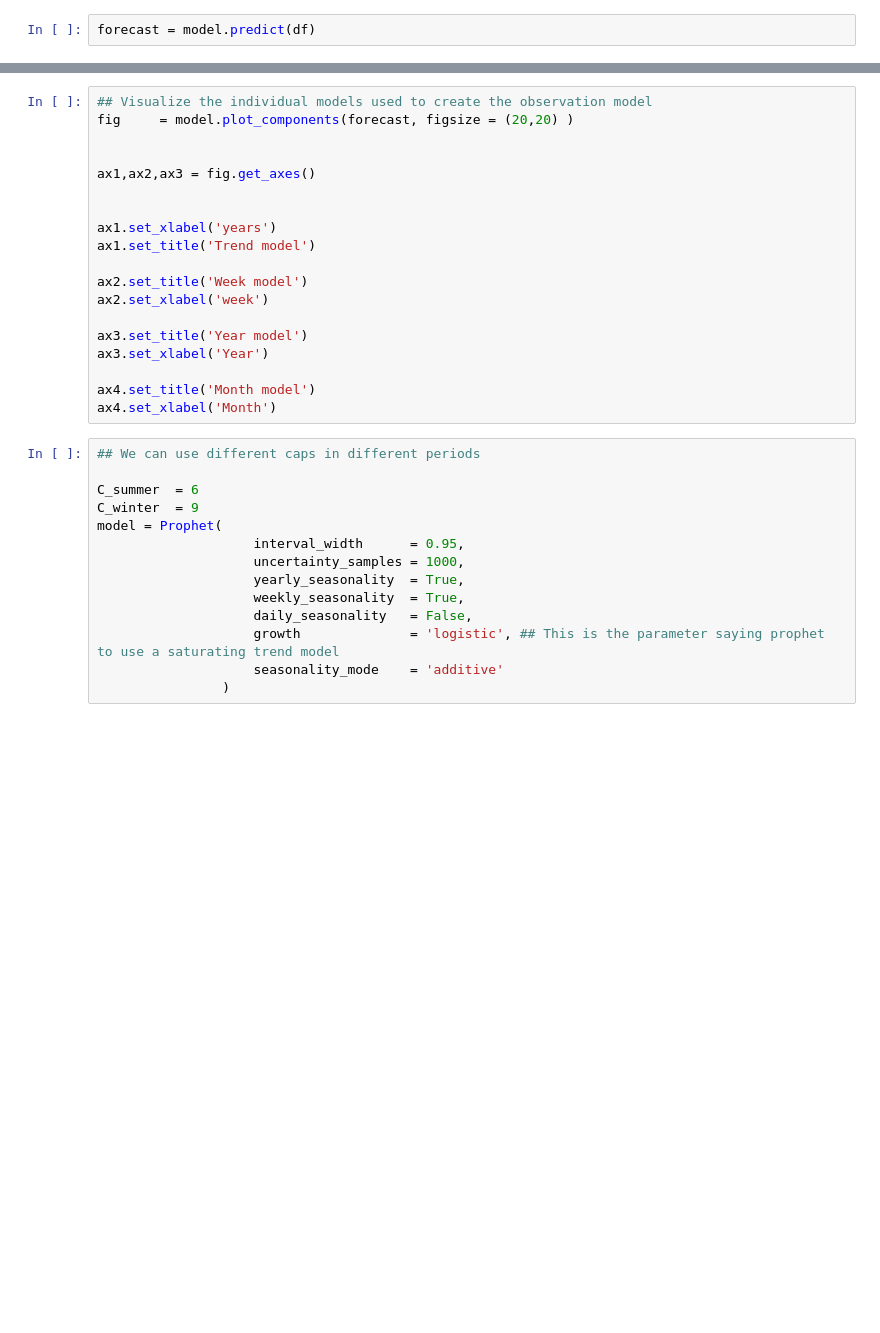
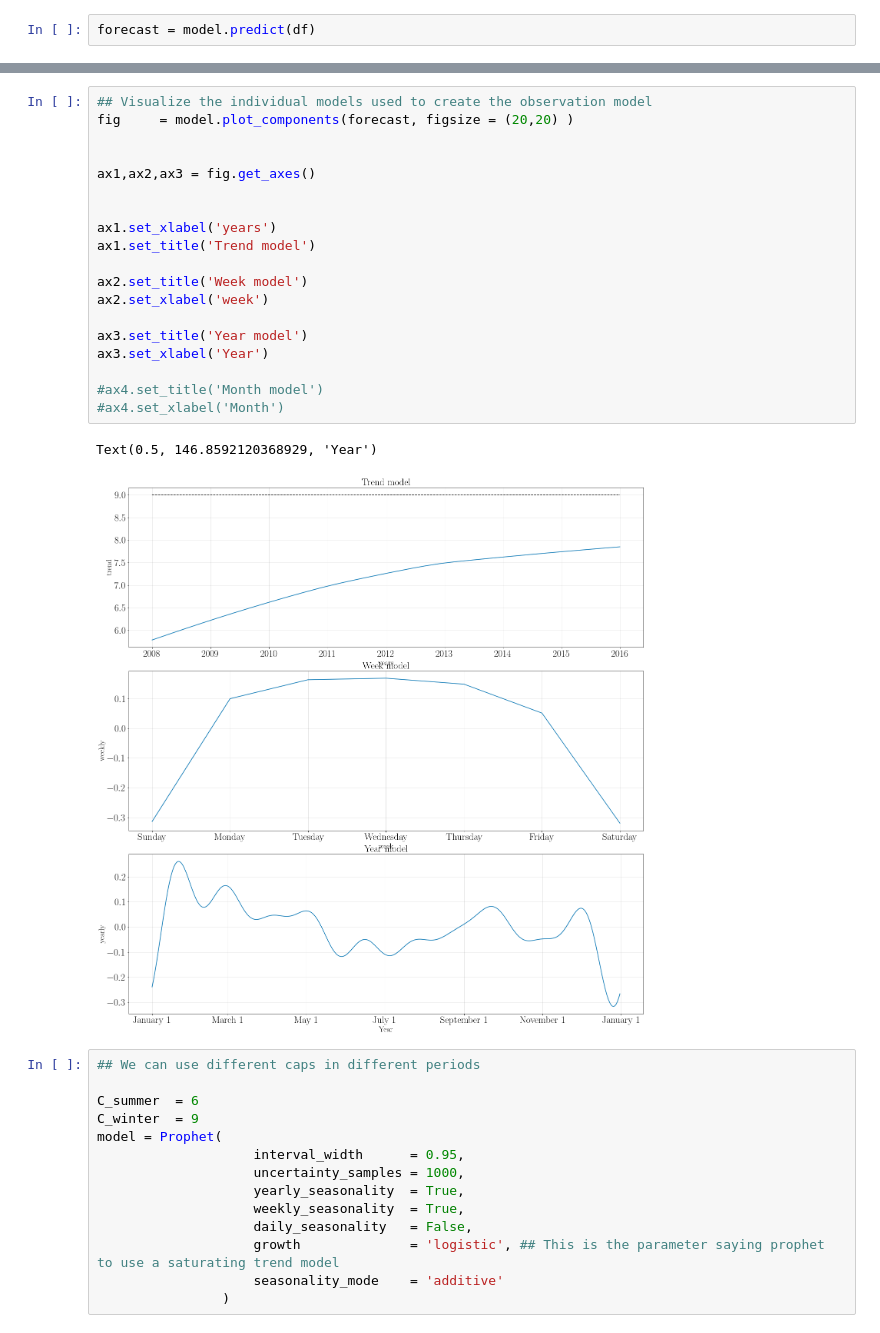
Before and after one commit to jmaronas/prophet_tutorials, a Jupyter notebook: jupyters/file_3_Trend_configuration.ipynb, the cells around one changed output, grey strips where cells are left out. Drawn from its saved outputs; the diff is of its cells as text; blank space fills up the shorter version.

```diff
--- a/jupyters/file_3_Trend_configuration.ipynb
+++ b/jupyters/file_3_Trend_configuration.ipynb
@@ -148,22 +174,25 @@ print("")
 # %%
 ## Visualize the individual models used to create the observation model
 fig     = model.plot_components(forecast, figsize = (20,20) )
 
 
 ax1,ax2,ax3 = fig.get_axes()
 
 
 ax1.set_xlabel('years')
 ax1.set_title('Trend model')
 
 ax2.set_title('Week model')
 ax2.set_xlabel('week')
 
 ax3.set_title('Year model')
 ax3.set_xlabel('Year')
 
-ax4.set_title('Month model')
-ax4.set_xlabel('Month')
+#ax4.set_title('Month model')
+#ax4.set_xlabel('Month')
+# %% [output]
+Text(0.5, 146.8592120368929, 'Year')
+[figure, added]
 # %%
 ## We can use different caps in different periods
 
```
Also changed, not shown: parts of 21 cells of this notebook.
